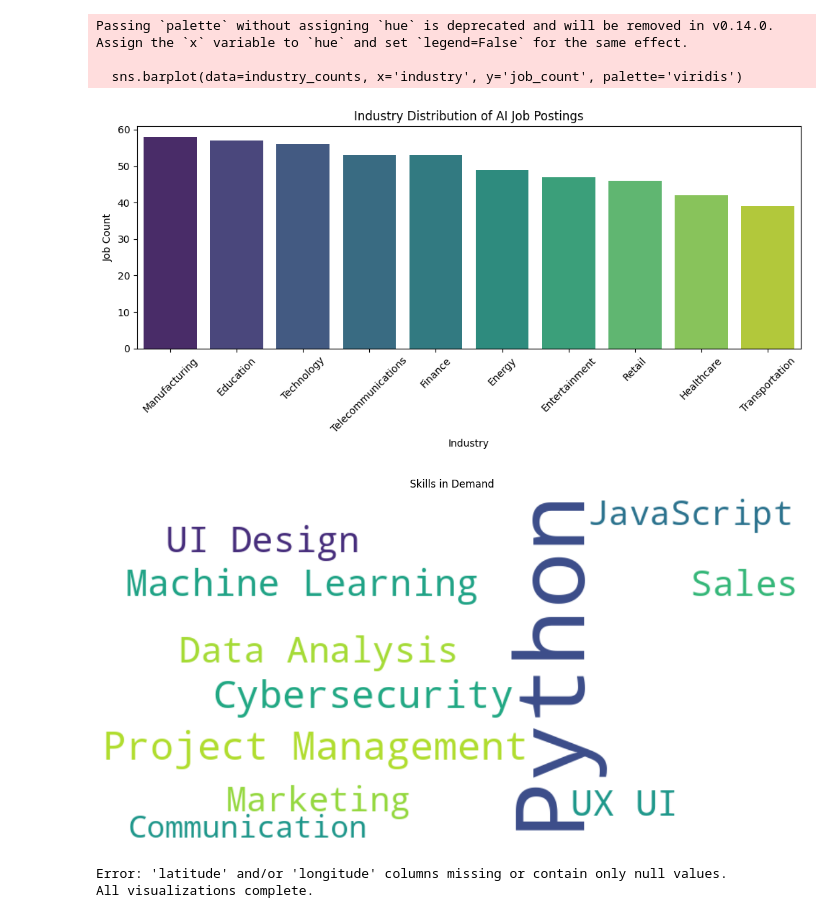
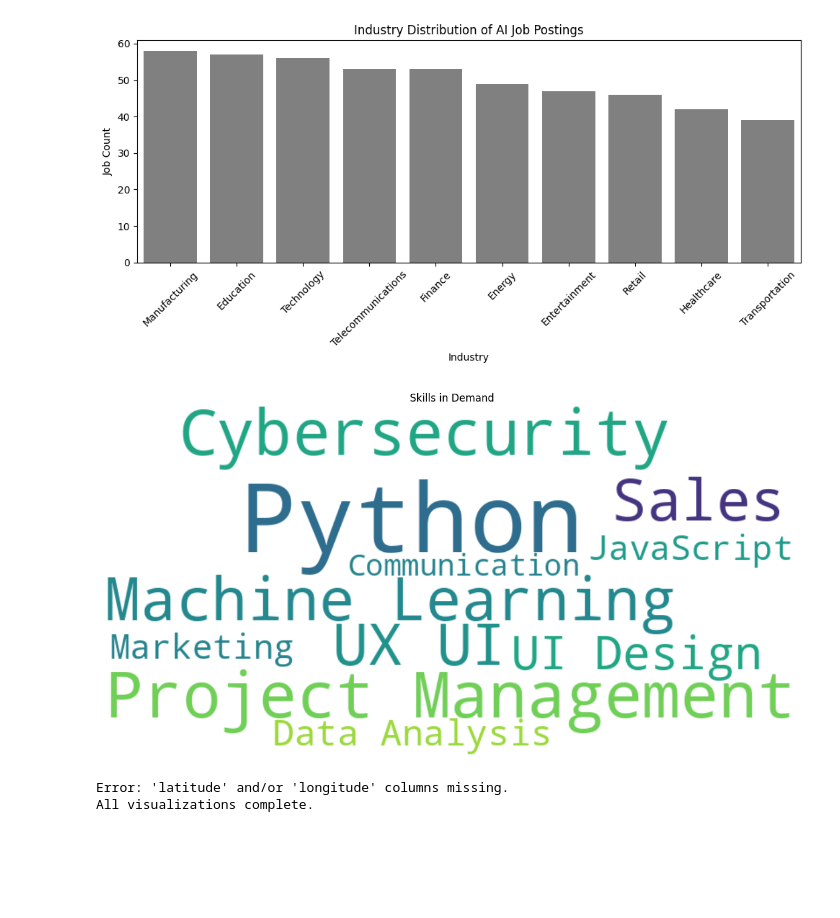
Before and after one commit to Kingtsolo/Reaserch-Project, a Jupyter notebook: Research_project/Cleaned/Week3.ipynb, the cells around one changed output. Saved outputs shown, nothing was run; the diff lists cells and outputs as text; code cells hidden in the pictures; blank space fills up the shorter version.

```diff
--- a/Research_project/Cleaned/Week3.ipynb
+++ b/Research_project/Cleaned/Week3.ipynb
@@ -64,48 +39,30 @@ available_files = {
     "resume_data": "Cleaned_resume_data.csv"
 }
 
-# Let the user choose a dataset
-print("Available datasets:")
-for key in available_files:
-    print(f"- {key}")
-
-dataset_choice = input("Enter the dataset key to use: ")
-file_name = available_files.get(dataset_choice, "Cleaned_ai_job_market_insights.csv")
-
-# Construct full path
+# Load the dataset
+file_name = available_files.get("ai_job_market_insights", "Cleaned_ai_job_market_insights.csv")
 file_path = os.path.join("", file_name)
-
-# Print the file path for debugging
-print(f"Looking for file at: {file_path}")
-
-# Check if file exists before attempting to read
 if not os.path.isfile(file_path):
     print(f"Error: The file '{file_path}' does not exist.")
     raise SystemExit(f"File not found: {file_path}")
 
 try:
     df = pd.read_csv(file_path)
-    print("Dataset loaded successfully from local storage.")
-    print("Columns in dataset:", df.columns)
-    print(df.head())
+    print("Dataset loaded successfully.")
 except Exception as e:
-    print("Error loading dataset from local storage:", e)
+    print("Error loading dataset:", e)
     raise SystemExit(e)
 
-# Ensure plots display properly in scripts
+# Ensure plots display properly
 plt.ion()
 
-# Adjust column names based on dataset
-if "publishedAt" in df.columns:
-    df.rename(columns={"publishedAt": "posting_date"}, inplace=True)
-
-# 1. Job Growth Over Time: Line Graph for AI Job Postings Over Time
+# 1. Job Growth Over Time: Line Graph with Single Color
 try:
-    if 'posting_date' in df.columns and not df['posting_date'].isnull().all():
+    if 'posting_date' in df.columns and df['posting_date'].notnull().sum() > 0:
         df['posting_date'] = pd.to_datetime(df['posting_date'], errors='coerce')
         job_growth = df.groupby(pd.Grouper(key='posting_date', freq='M')).size().reset_index(name='job_count')
         plt.figure(figsize=(10, 5))
-        sns.lineplot(data=job_growth, x='posting_date', y='job_count', marker='o')
+        sns.lineplot(data=job_growth, x='posting_date', y='job_count', marker='o', color='grey', linewidth=2, linestyle='solid')
         plt.title('AI Job Postings Over Time')
         plt.xlabel('Posting Date')
         plt.ylabel('Job Count')
@@ -113,18 +70,18 @@ try:
         plt.tight_layout()
         plt.show()
     else:
-        print("Error: 'posting_date' column missing or contains only null values.")
+        print("Error: 'posting_date' column missing.")
 except Exception as e:
     print("Error in Job Growth Over Time visualization:", e)
 
-# 2. Industry Distribution: Bar Chart of AI Job Postings by Industry
+# 2. Industry Distribution: Bar Chart
 try:
     industry_column = next((col for col in df.columns if 'industry' in col.lower()), None)
-    if industry_column and not df[industry_column].isnull().all():
+    if industry_column:
         industry_counts = df[industry_column].value_counts().reset_index()
         industry_counts.columns = ['industry', 'job_count']
         plt.figure(figsize=(10, 5))
-        sns.barplot(data=industry_counts, x='industry', y='job_count', palette='viridis')
+        sns.barplot(data=industry_counts, x='industry', y='job_count', color='grey')
         plt.title('Industry Distribution of AI Job Postings')
         plt.xlabel('Industry')
         plt.ylabel('Job Count')
@@ -132,14 +89,14 @@ try:
         plt.tight_layout()
         plt.show()
     else:
-        print("Error: Industry column missing or contains only null values.")
+        print("Error: Industry column missing.")
 except Exception as e:
     print("Error in Industry Distribution visualization:", e)
 
-# 3. Skills in Demand: Word Cloud from Job Descriptions
+# 3. Skills in Demand: Word Cloud
 try:
     skills_column = next((col for col in df.columns if 'skill' in col.lower()), None)
-    if skills_column and not df[skills_column].isnull().all():
+    if skills_column:
         text = ' '.join(df[skills_column].dropna().tolist())
         wordcloud = WordCloud(width=800, height=400, background_color='white').generate(text)
         plt.figure(figsize=(15, 7.5))
@@ -148,22 +105,22 @@ try:
         plt.title('Skills in Demand')
         plt.show()
     else:
-        print("Error: Skills column missing or contains only null values.")
+        print("Error: Skills column missing.")
 except Exception as e:
     print("Error in Skills in Demand visualization:", e)
 
-# 4. Geographical Distribution: Scatter plot of job locations (if coordinates available)
+# 4. Geographical Distribution: Scatter Plot
 try:
-    if 'latitude' in df.columns and 'longitude' in df.columns and not df[['latitude', 'longitude']].isnull().all().all():
+    if 'latitude' in df.columns and 'longitude' in df.columns and df[['latitude', 'longitude']].dropna().shape[0] > 0:
         plt.figure(figsize=(8, 6))
-        plt.scatter(df['longitude'], df['latitude'], alpha=0.5, c='red', edgecolors='k')
+        plt.scatter(df['longitude'], df['latitude'], alpha=0.5, color='blue', edgecolors='k')
         plt.title('Geographical Distribution of AI Job Postings')
         plt.xlabel('Longitude')
         plt.ylabel('Latitude')
         plt.tight_layout()
         plt.show()
     else:
-        print("Error: 'latitude' and/or 'longitude' columns missing or contain only null values.")
+        print("Error: 'latitude' and/or 'longitude' columns missing.")
 except Exception as e:
     print("Error in Geographical Distribution visualization:", e)
 
@@ -189,7 +131,4 @@ Error: 'posting_date' column missing or contains only null values.
-Passing `palette` without assigning `hue` is deprecated and will be removed in v0.14.0. Assign the `x` variable to `hue` and set `legend=False` for the same effect.
-
-  sns.barplot(data=industry_counts, x='industry', y='job_count', palette='viridis')
-[figure, old version]
+[figure, new version]
-[figure, old version]
+[figure, new version]
-Error: 'latitude' and/or 'longitude' columns missing or contain only null values.
-All visualizations complete.
+Error: 'latitude' and/or 'longitude' columns missing.
+All visualizations complete.
```
Also changed, not shown: parts of 4 cells of this notebook, 1 other file.
